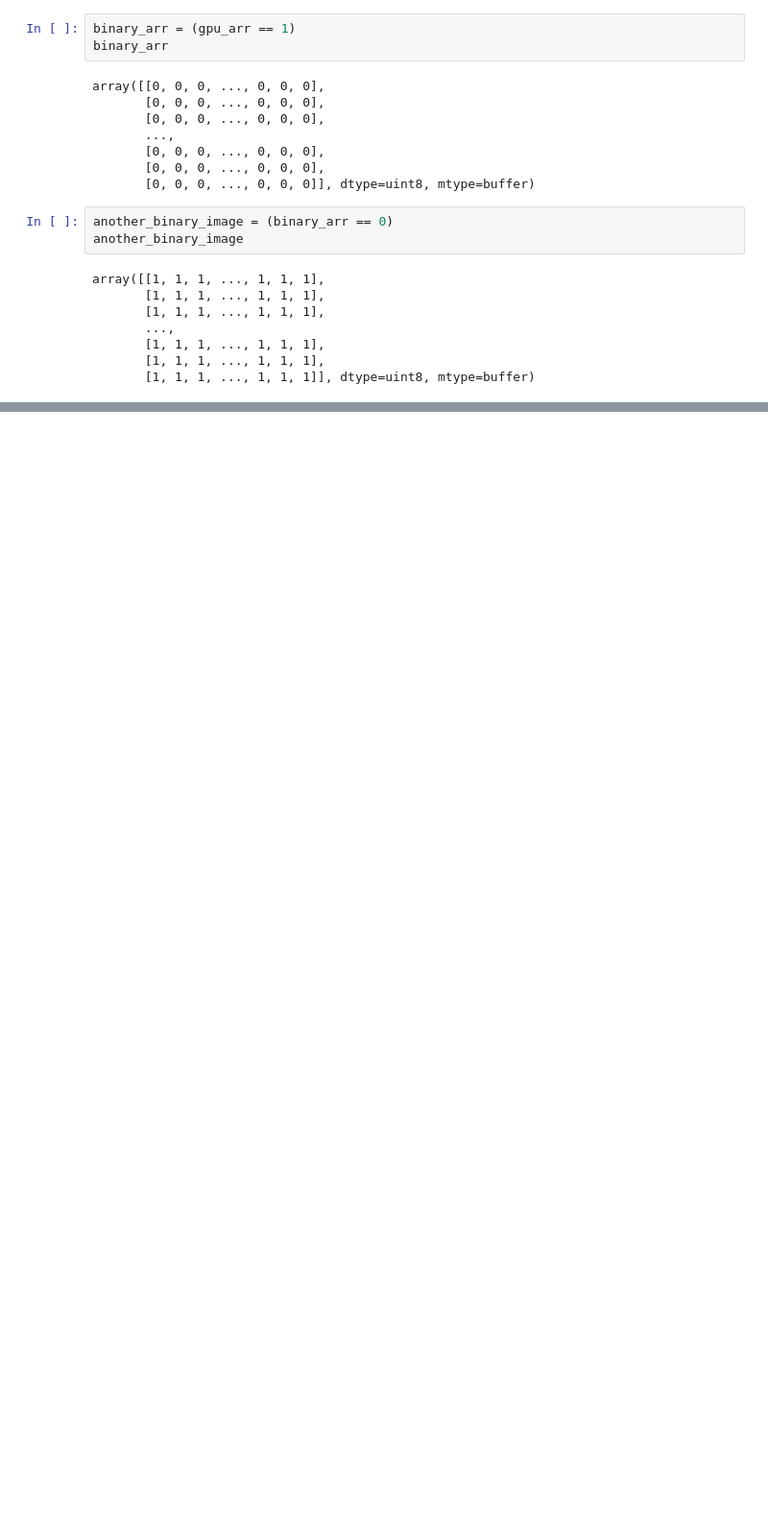
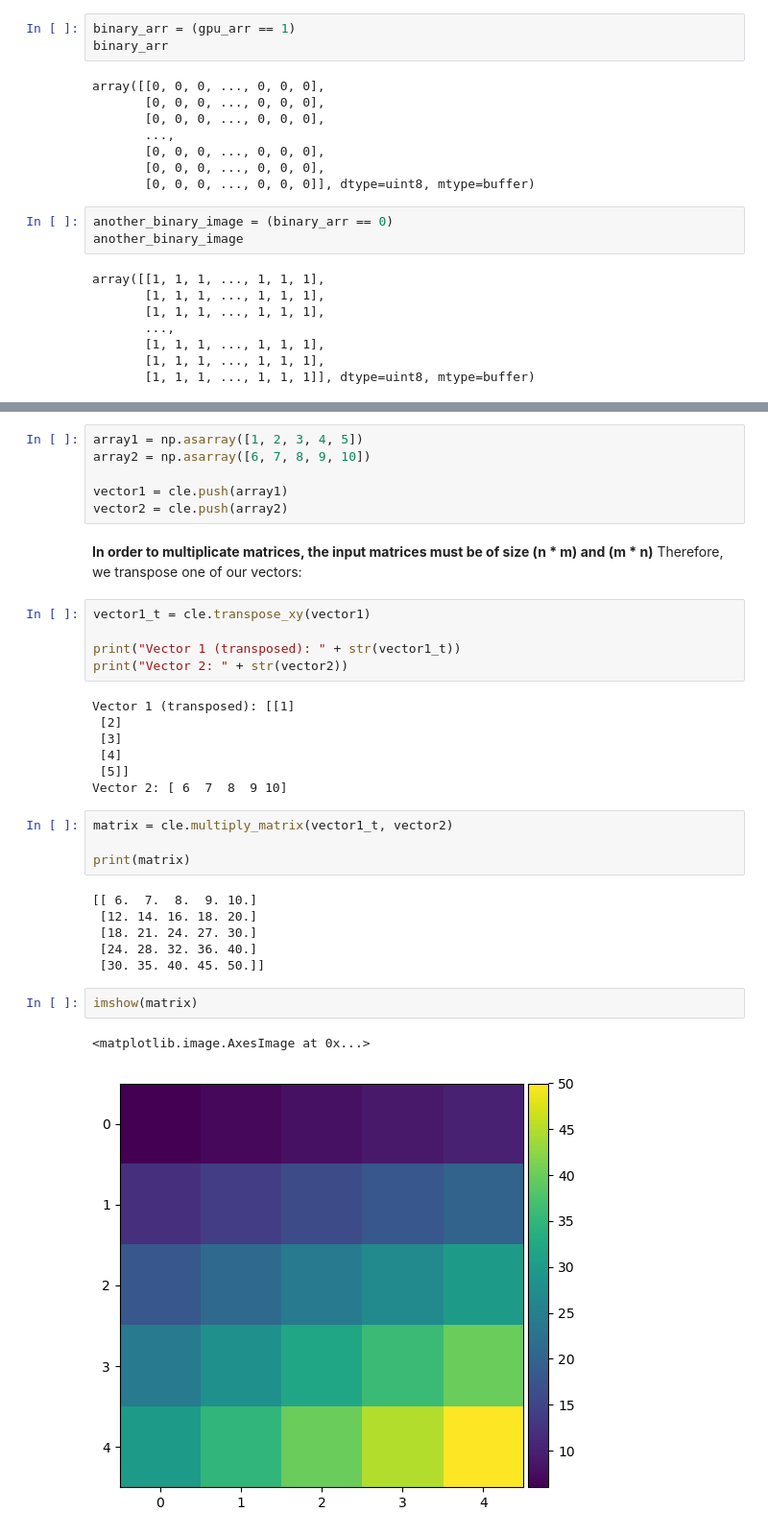
Before and after one commit to vaioic/OIC-136_Microglia, a Jupyter notebook: cle-test.ipynb, the cells around one changed output, grey strips where cells are left out. Shown: that part at 96% size. Cells and saved outputs as stored; diff of their text form; blank space fills up the shorter version.

```diff
--- a/cle-test.ipynb
+++ b/cle-test.ipynb
@@ -141,0 +215,36 @@ array([[1, 1, 1, ..., 1, 1, 1],
+# %%
+array1 = np.asarray([1, 2, 3, 4, 5])
+array2 = np.asarray([6, 7, 8, 9, 10])
+
+vector1 = cle.push(array1)
+vector2 = cle.push(array2)
+# %% [markdown]
+**In order to multiplicate matrices, the input matrices must be of size (n * m) and (m * n)**
+Therefore, we transpose one of our vectors:
+# %%
+vector1_t = cle.transpose_xy(vector1)
+
+print("Vector 1 (transposed): " + str(vector1_t))
+print("Vector 2: " + str(vector2))
+# %% [output]
+Vector 1 (transposed): [[1]
+ [2]
+ [3]
+ [4]
+ [5]]
+Vector 2: [ 6  7  8  9 10]
+# %%
+matrix = cle.multiply_matrix(vector1_t, vector2)
+
+print(matrix)
+# %% [output]
+[[ 6.  7.  8.  9. 10.]
+ [12. 14. 16. 18. 20.]
+ [18. 21. 24. 27. 30.]
+ [24. 28. 32. 36. 40.]
+ [30. 35. 40. 45. 50.]]
+# %%
+imshow(matrix)
+# %% [output]
+<matplotlib.image.AxesImage at 0x...>
+[figure, added]
```
Also changed, not shown: parts of 17 cells of this notebook.
